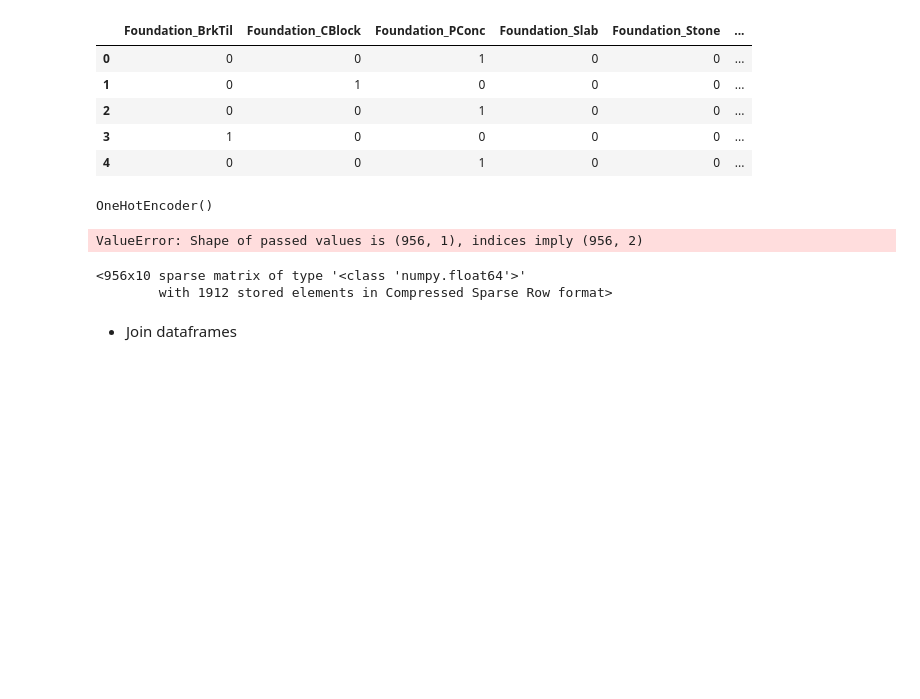
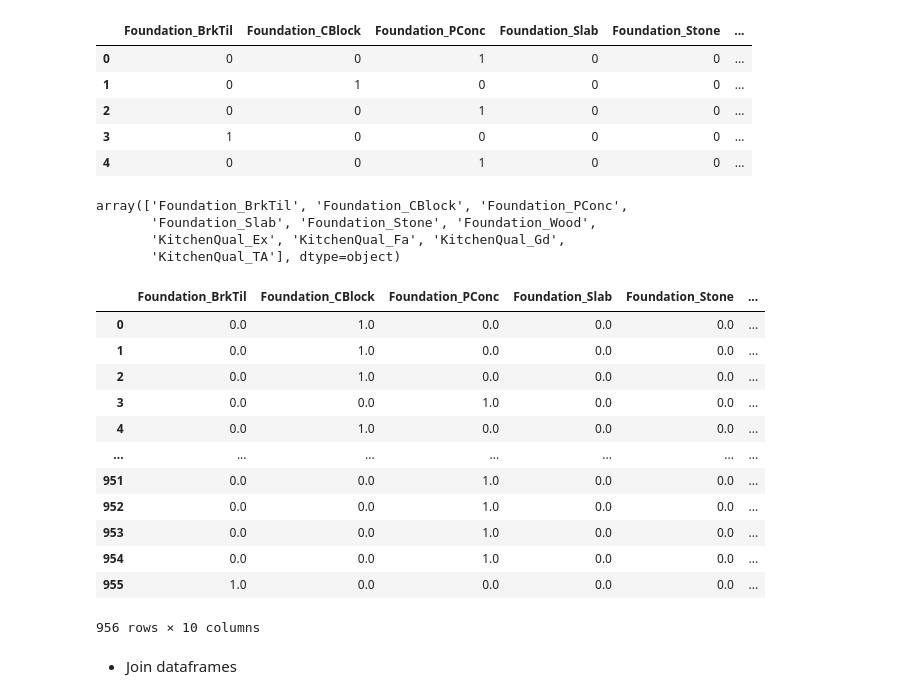
Before and after one commit to Safwan-ullah-khan/dsp-safwanullah-khan, a Jupyter notebook: notebooks/model-industrialization-1.ipynb, the cells around one changed output. Drawn from its saved outputs; the diff is of its cells as text; code cells hidden in the pictures; blank space fills up the shorter version.

```diff
--- a/notebooks/model-industrialization-1.ipynb
+++ b/notebooks/model-industrialization-1.ipynb
@@ -319,21 +223,37 @@ categorical_features_df.head()
 | 4 | 0 | 0 | 1 | 0 | 0 | ... |
 # %%
 from sklearn.preprocessing import OneHotEncoder
+
 encoder = OneHotEncoder()
+
+
 encoder.fit(X_train[categorical_columns])
+encoded_train_data = encoder.transform(X_train[categorical_columns_list]).toarray()
-# %% [output]
-OneHotEncoder()
-# %%
-encoded_data = encoder.transform(X_train[categorical_columns])
-categorical_features_train_df = pd.DataFrame(data = encoded_data, columns=categorical_columns)
-categorical_features_train_df
-# %% [output]
-ValueError: Shape of passed values is (956, 1), indices imply (956, 2)
-# %%
-encoded_data
-# %% [output]
-<956x10 sparse matrix of type '<class 'numpy.float64'>'
-        with 1912 stored elements in Compressed Sparse Row format>
+# %%
+labels = encoder.get_feature_names_out(categorical_columns_list)
+labels
+# %% [output]
+array(['Foundation_BrkTil', 'Foundation_CBlock', 'Foundation_PConc',
+       'Foundation_Slab', 'Foundation_Stone', 'Foundation_Wood',
+       'KitchenQual_Ex', 'KitchenQual_Fa', 'KitchenQual_Gd',
+       'KitchenQual_TA'], dtype=object)
+# %%
+categorical_features_train_df = pd.DataFrame(data = encoded_train_data, columns= labels)
+categorical_features_train_df
+# %% [output]
+|  | Foundation_BrkTil | Foundation_CBlock | Foundation_PConc | Foundation_Slab | Foundation_Stone | ... |
+| 0 | 0.0 | 1.0 | 0.0 | 0.0 | 0.0 | ... |
+| 1 | 0.0 | 1.0 | 0.0 | 0.0 | 0.0 | ... |
+| 2 | 0.0 | 1.0 | 0.0 | 0.0 | 0.0 | ... |
+| 3 | 0.0 | 0.0 | 1.0 | 0.0 | 0.0 | ... |
+| 4 | 0.0 | 1.0 | 0.0 | 0.0 | 0.0 | ... |
+| ... | ... | ... | ... | ... | ... | ... |
+| 951 | 0.0 | 0.0 | 1.0 | 0.0 | 0.0 | ... |
+| 952 | 0.0 | 0.0 | 1.0 | 0.0 | 0.0 | ... |
+| 953 | 0.0 | 0.0 | 1.0 | 0.0 | 0.0 | ... |
+| 954 | 0.0 | 0.0 | 1.0 | 0.0 | 0.0 | ... |
+| 955 | 1.0 | 0.0 | 0.0 | 0.0 | 0.0 | ... |
+956 rows × 10 columns
 # %% [markdown]
 - Join dataframes
 # %%
```
Also changed, not shown: parts of 67 cells of this notebook, 1 other file.
